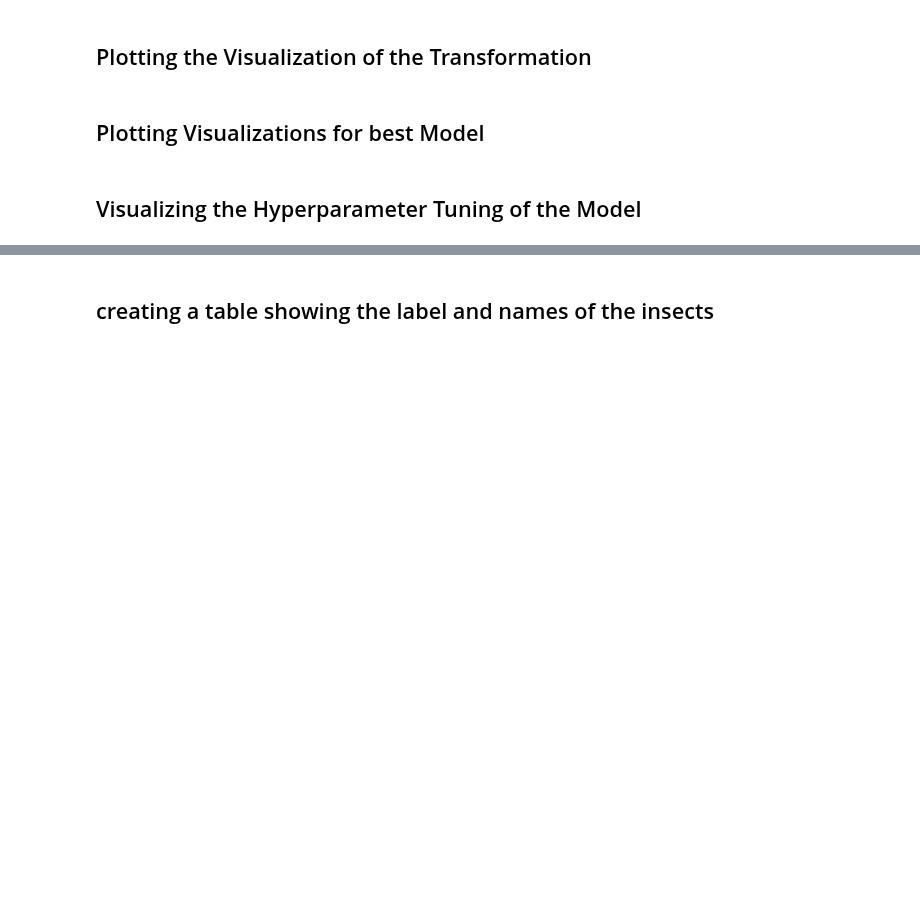
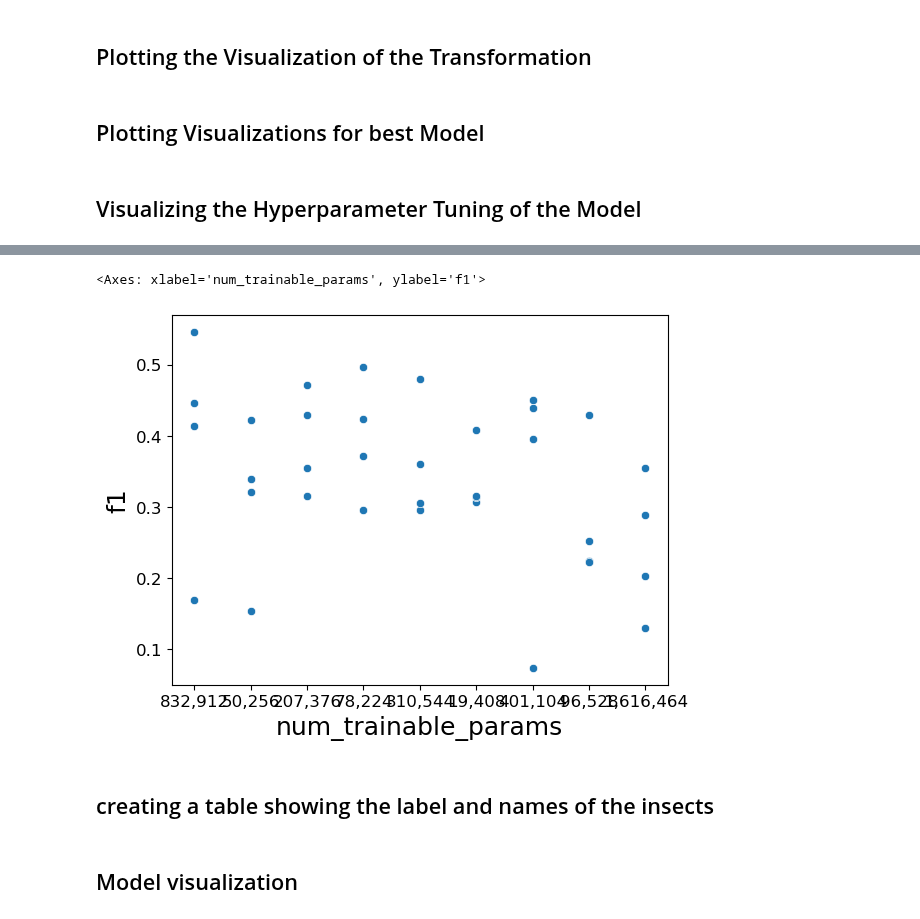
Before and after one commit to juliankraft/TermPaper1-Ecoacoustics, a Jupyter notebook: code/visualisation.ipynb, the cells around one changed output, grey strips where cells are left out. Cells and saved outputs as stored; diff of their text form; code cells hidden in the pictures; blank space fills up the shorter version.

```diff
--- a/code/visualisation.ipynb
+++ b/code/visualisation.ipynb
@@ -237,3 +286,16 @@ else:
+# %%
+# Larger models do not necessarily have better accuracy.
+fig, ax = plt.subplots()
+
+sns.scatterplot(
+    data=eval_data_selected_arranged,
+    x='num_trainable_params',
+    y='accuracy',
+    ax=ax
+)
+# %% [output]
+<Axes: xlabel='num_trainable_params', ylabel='f1'>
+[figure, added]
 # %% [markdown]
 ## creating a table showing the label and names of the insects
 # %%
@@ -267,3 +329,5 @@ if table_path is None:
 else:
     with open(f'{table_path}ClassID_legend.tex', 'w') as f:
         f.write(latex_table)
+# %% [markdown]
+## Model visualization
```
Also changed, not shown: parts of 9 cells of this notebook, 1 other file.
